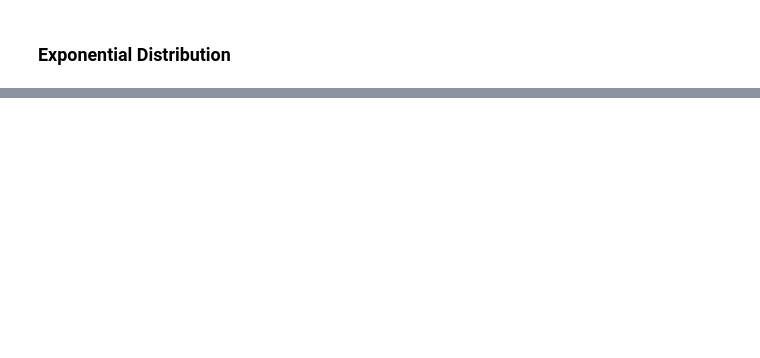
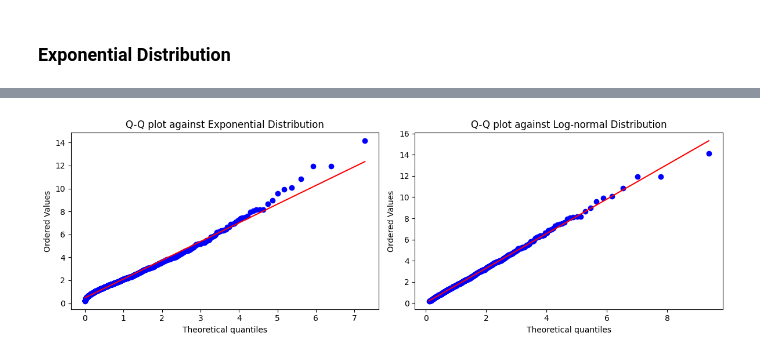
Before and after one commit to Jordanbarker/jordanbarker.github.io, a Jupyter notebook: Distributions.ipynb, the cells around one changed output, grey strips where cells are left out. Cells and saved outputs as stored; diff of their text form; code cells hidden in the pictures; blank space fills up the shorter version.

```diff
--- a/Distributions.ipynb
+++ b/Distributions.ipynb
@@ -190,0 +220,20 @@ plt.show()
+# %%
+data = np.random.lognormal(mean=0.5, sigma=0.7, size=num_simulations)
+
+# Set up a figure for side-by-side plots
+plt.figure(figsize=(12, 4))
+
+# Exponential Q-Q plot
+plt.subplot(1, 2, 1)  # 1 row, 2 columns, 1st plot
+stats.probplot(data, dist=stats.expon, plot=plt)
+plt.title('Q-Q plot against Exponential Distribution')
+
+# Log-normal Q-Q plot
+plt.subplot(1, 2, 2)  # 1 row, 2 columns, 2nd plot
+stats.probplot(data, dist=stats.lognorm(s=0.7), plot=plt)
+plt.title('Q-Q plot against Log-normal Distribution')
+
+plt.tight_layout()  # Adjusts subplot params for better layout
+plt.show()
+# %% [output]
+[figure, added]
```
Also changed, not shown: parts of 16 cells of this notebook, 4 other files.
